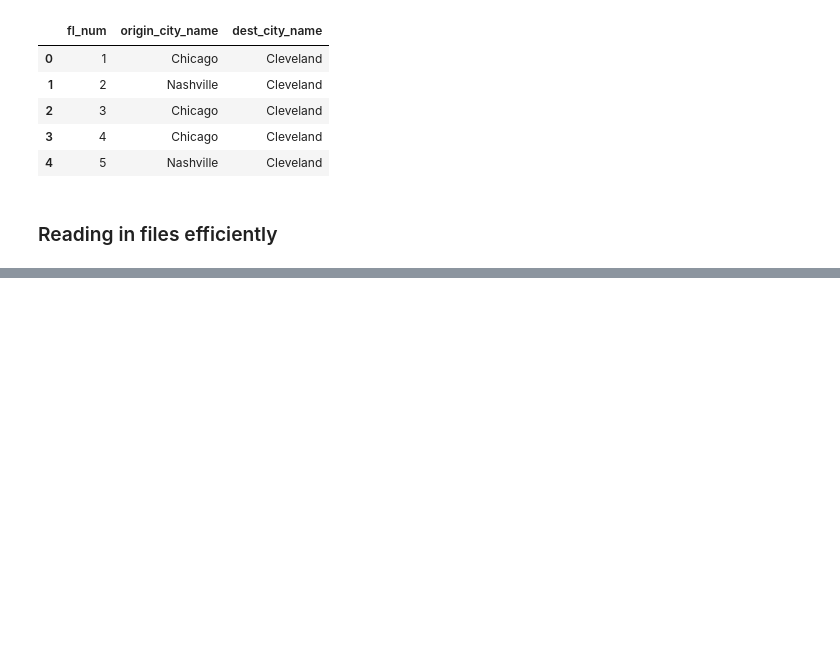
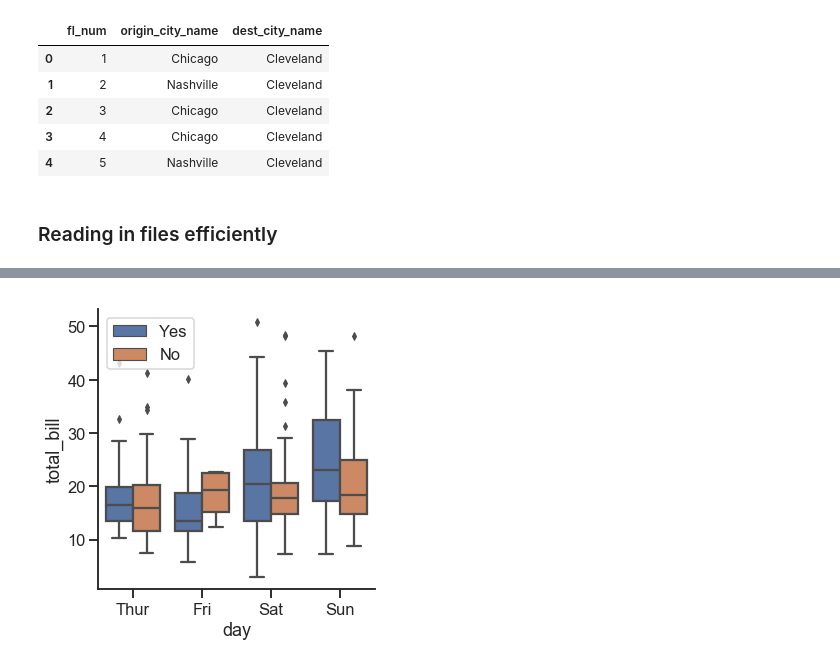
Before and after one commit to rachelpoole/Learning-material, a Jupyter notebook: Learning material.ipynb, the cells around one changed output, grey strips where cells are left out. Saved outputs shown, nothing was run; the diff lists cells and outputs as text; code cells hidden in the pictures; blank space fills up the shorter version.

```diff
--- a/Learning material.ipynb
+++ b/Learning material.ipynb
@@ -657,0 +648,7 @@ df
+# %%
+g = sns.catplot(data = tips, x = 'day', y = 'total_bill', kind = 'box', hue = 'smoker', legend = False)
+g.despine()
+plt.tight_layout()
+plt.legend(loc = 'upper left');
+# %% [output]
+[figure, added]
```
Also changed, not shown: parts of 14 cells of this notebook, 6 other files.
